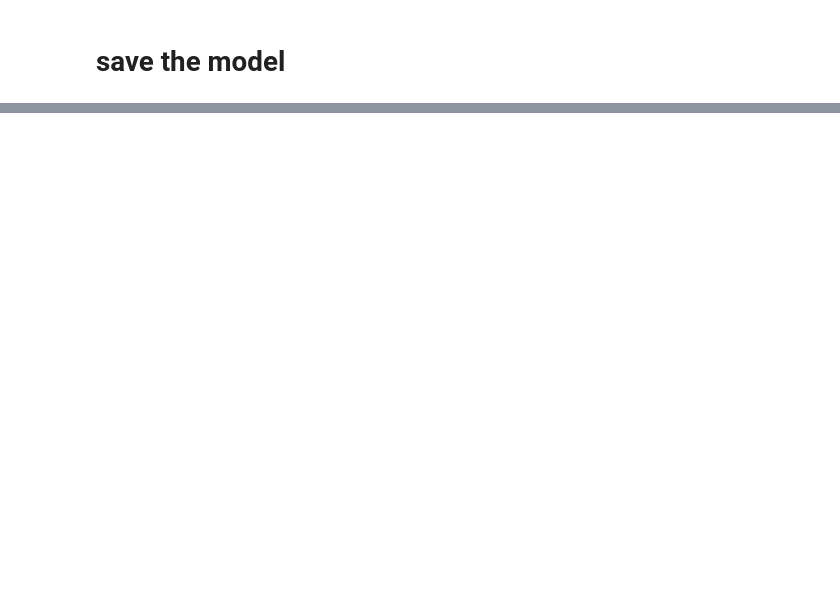
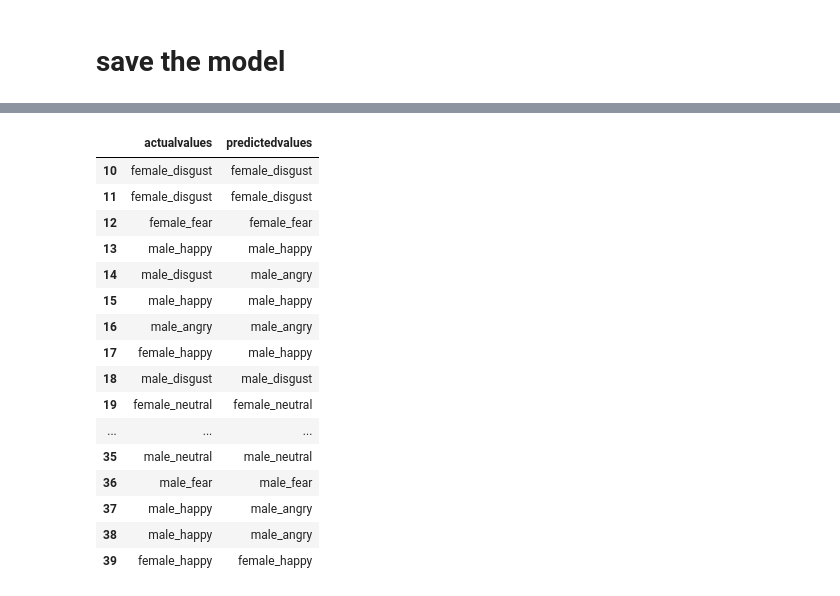
Before and after one commit to Aditya3107/Emotion_Recognition, a Jupyter notebook: audioemotion.ipynb, the cells around one changed output, grey strips where cells are left out. Cells and saved outputs as stored; diff of their text form; code cells hidden in the pictures; blank space fills up the shorter version.

```diff
--- a/audioemotion.ipynb
+++ b/audioemotion.ipynb
@@ -491,0 +720,19 @@ with open("model_json.json", "w") as file:
+# %%
+#loading json and model architecture
+json_file = open('../input/emotion-detection-weights-and-model/model_json.json', 'r')
+loaded_model_json = json_file.read()
+json_file.close()
+
+
+loaded_model = tf.keras.models.model_from_json(loaded_model_json)
+#loaded_model = model_from_json(loaded_model_json)
+
+#load weights into new model
+loaded_model.load_weights("../input/emotion-detection-weights-and-model/Emotion_recognition.h5")
+print("loaded model from disk")
+
+#keras optimizer
+opt = keras.optimizers.RMSprop(lr = 0.00001, decay = 1e-6)
+loaded_model.compile(loss = 'categorical_crossentropy', optimizer = opt, metrics = ['accuracy'])
+score = loaded_model.evaluate(X_test, y_test, verbose = 0)
+print("%s: %.2f%%" % (loaded_model.metrics_names[1], score[1]*100))
@@ -491,0 +742,6 @@ with open("model_json.json", "w") as file:
+# %%
+predictions = loaded_model.predict(X_test, batch_size = 16, verbose = 1)
+predictions = predictions.argmax(axis = 1)
+predictions = predictions.flatten()
+predictions = lb.inverse_transform(predictions)
+predictions = pd.DataFrame({'predictedvalues': predictions})
@@ -491,0 +750,27 @@ with open("model_json.json", "w") as file:
+# %%
+#actual label
+actual = y_test.argmax(axis = 1)
+actual = actual.astype(int).flatten()
+actual = (lb.inverse_transform(actual))
+actual = pd.DataFrame({'actualvalues' : actual})
+
+final_df = actual.join(predictions)
+final_df[10: 40]
+# %% [output]
+|  | actualvalues | predictedvalues |
+| 10 | female_disgust | female_disgust |
+| 11 | female_disgust | female_disgust |
+| 12 | female_fear | female_fear |
+| 13 | male_happy | male_happy |
+| 14 | male_disgust | male_angry |
+| 15 | male_happy | male_happy |
+| 16 | male_angry | male_angry |
+| 17 | female_happy | male_happy |
+| 18 | male_disgust | male_disgust |
+| 19 | female_neutral | female_neutral |
+| ... | ... | ... |
+| 35 | male_neutral | male_neutral |
+| 36 | male_fear | male_fear |
+| 37 | male_happy | male_angry |
+| 38 | male_happy | male_angry |
+| 39 | female_happy | female_happy |
```
Also changed, not shown: parts of 43 cells of this notebook.
